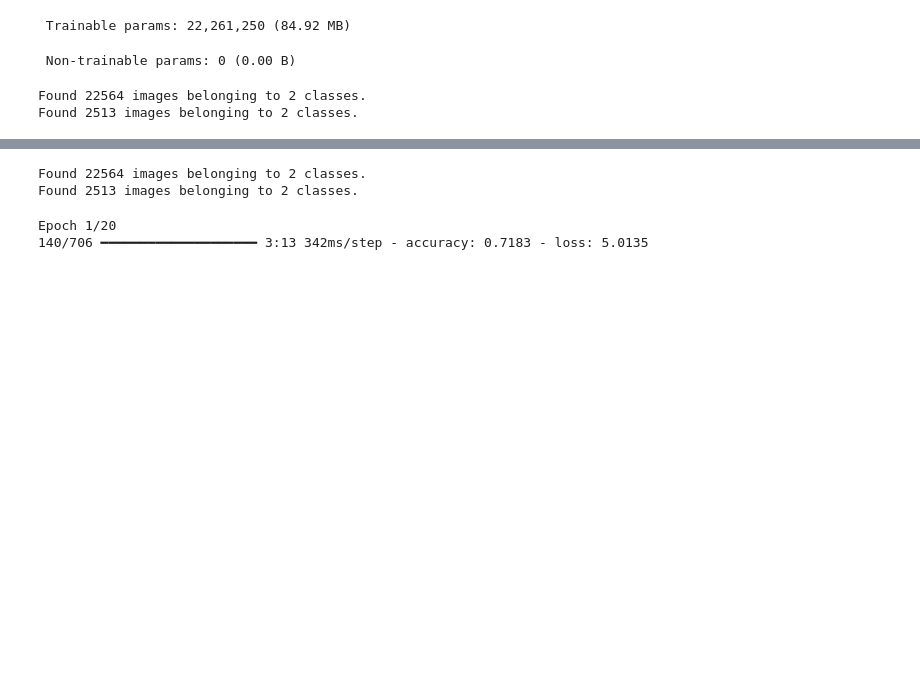
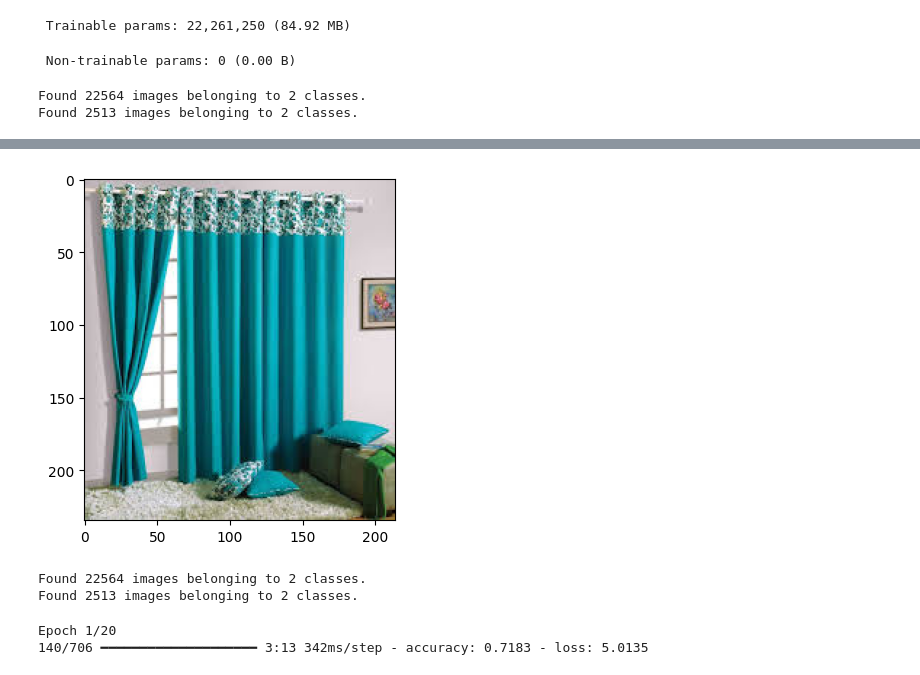
Before and after one commit to Hitakshu-Goswami/Week-1, a Jupyter notebook: wasteclassification.ipynb, the cells around one changed output, grey strips where cells are left out. Drawn from its saved outputs; the diff is of its cells as text; code cells hidden in the pictures; blank space fills up the shorter version.

```diff
--- a/wasteclassification.ipynb
+++ b/wasteclassification.ipynb
@@ -354,0 +410,4 @@ KeyboardInterrupt:
+# %%
+test_img = cv2.imread('DATASET\TEST\R\R_10012.jpg')
+predict_fun(test_img)
+# %% [output]
@@ -355,3 +416,4 @@ KeyboardInterrupt:
+[figure, added]
 # %%
 # Define image dimensions and number of classes
 img_height = 128  # Replace with your desired height
```
Also changed, not shown: parts of 32 cells of this notebook.
